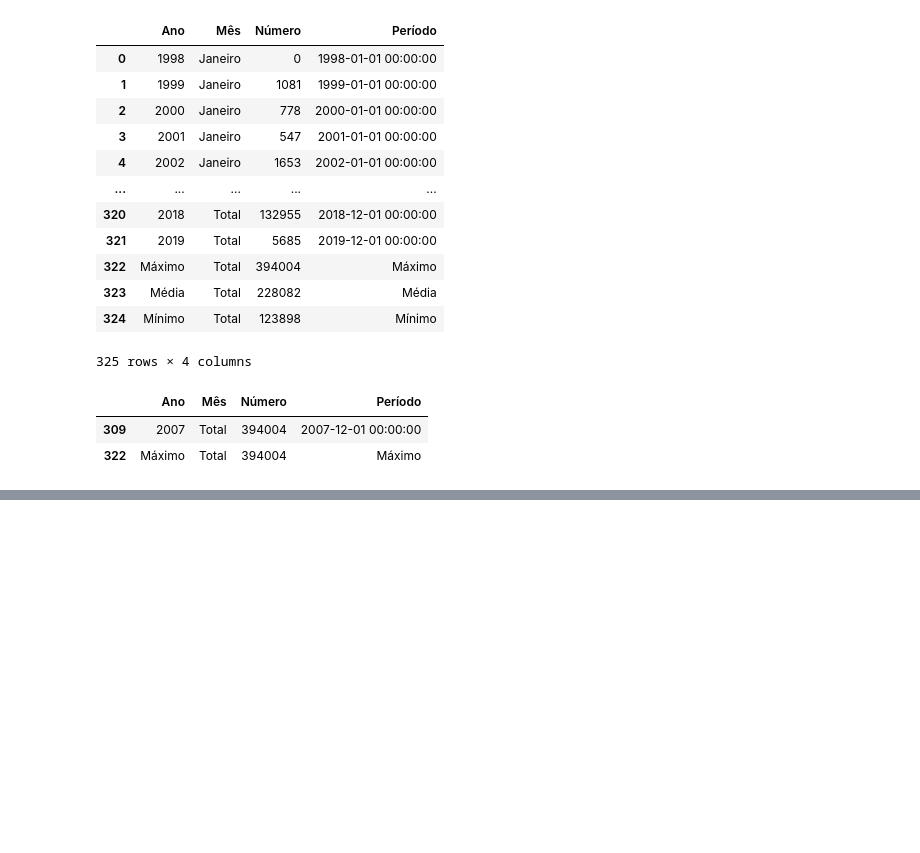
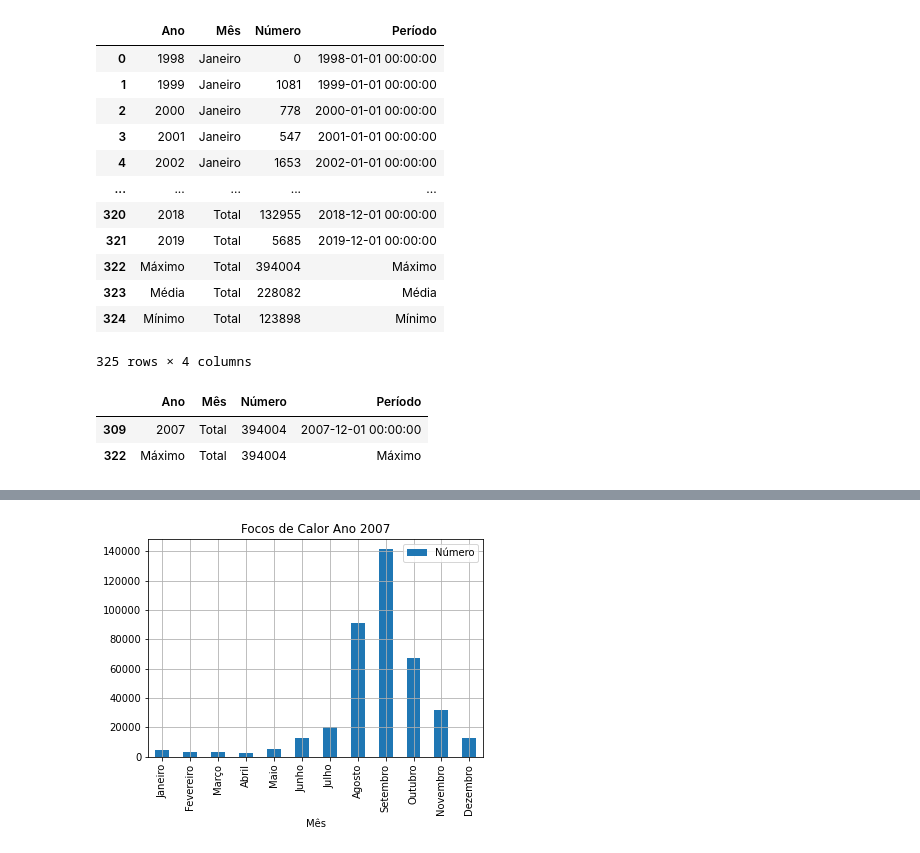
Before and after one commit to geanclm/LabHacker, a Jupyter notebook: SNIF/SNIF_Focos de calor_xlsx.ipynb, the cells around one changed output, grey strips where cells are left out. Cells and saved outputs as stored; diff of their text form; code cells hidden in the pictures; blank space fills up the shorter version.

```diff
--- a/SNIF/SNIF_Focos de calor_xlsx.ipynb
+++ b/SNIF/SNIF_Focos de calor_xlsx.ipynb
@@ -56,0 +82,6 @@ df[df['Número']==df['Número'].max()]
+# %%
+df_2007.plot.bar(x='Mês',y='Número')
+plt.title(f'Focos de Calor Ano 2007')
+plt.grid()
+# %% [output]
+[figure, added]
```
Also changed, not shown: parts of 8 cells of this notebook.
